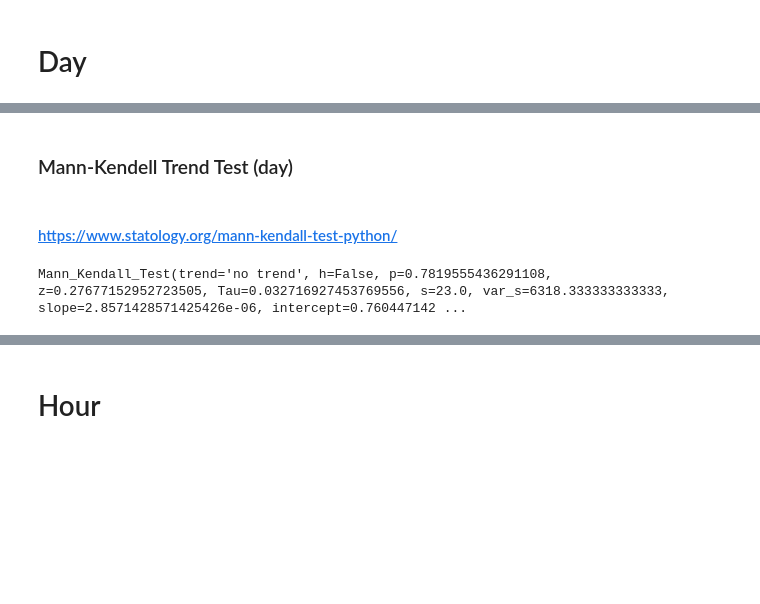
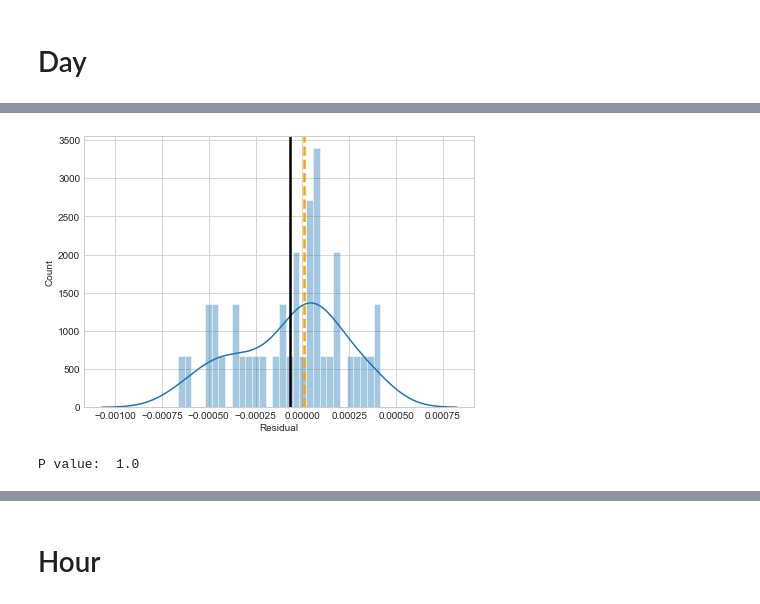
Before and after one commit to MGaulia/PD, a Jupyter notebook: 2 AR.ipynb, the cells around one changed output, grey strips where cells are left out. Saved outputs shown, nothing was run; the diff lists cells and outputs as text; code cells hidden in the pictures; blank space fills up the shorter version.

```diff
--- a/2 AR.ipynb
+++ b/2 AR.ipynb
@@ -103,5 +168,5 @@ test_stationarity(day.XRP_price)
 p-value: 0.39
 Ar reikia diferencijuoti: True
 # %%
-plot_decomposition(day, 7)
+day_trend, day_seasonal, day_residuals = plot_decomposition(day, 14, "day")
 # %% [output]
@@ -124,9 +174,6 @@ ARIMA:
-# %% [markdown]
-### Mann-Kendell Trend Test (day)
-# %% [markdown]
-#### https://www.statology.org/mann-kendall-test-python/
-# %%
-mk.original_test(day_train)
-# trend is not statistically significant
-# %% [output]
-Mann_Kendall_Test(trend='no trend', h=False, p=0.7819555436291108, z=0.27677152952723505, Tau=0.032716927453769556, s=23.0, var_s=6318.333333333333, slope=2.8571428571425426e-06, intercept=0.760447142 ...
+# %%
+plot_and_save_residuals(day_residuals, "day")
+test_normality(day_residuals)
+# %% [output]
+[figure, added]
+P value:  1.0
```
Also changed, not shown: parts of 20 cells of this notebook.
